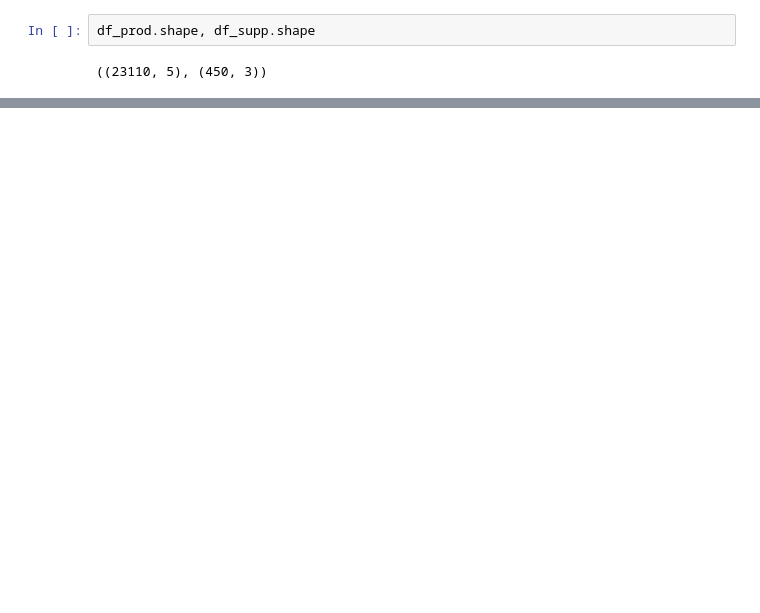
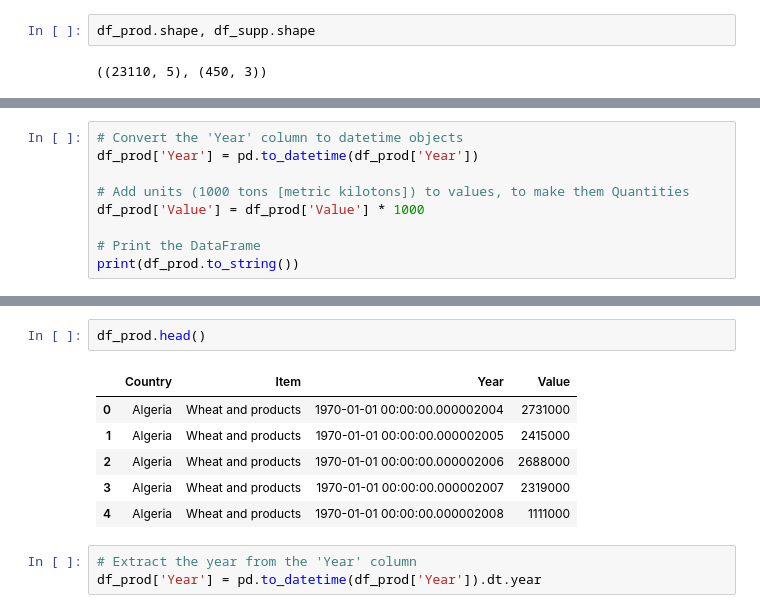
Before and after one commit to Gbekoilias/Stage-D-Exercise, a Jupyter notebook: Notebook/Notebook (Data Exploration).ipynb, the cells around one changed output, grey strips where cells are left out. Saved outputs shown, nothing was run; the diff lists cells and outputs as text; blank space fills up the shorter version.

```diff
--- a/Notebook/Notebook (Data Exploration).ipynb
+++ b/Notebook/Notebook (Data Exploration).ipynb
@@ -123,0 +104,9 @@ j
+# %%
+# Convert the 'Year' column to datetime objects
+df_prod['Year'] = pd.to_datetime(df_prod['Year'])
+
+# Add units (1000 tons [metric kilotons]) to values, to make them Quantities
+df_prod['Value'] = df_prod['Value'] * 1000
+
+# Print the DataFrame
+print(df_prod.to_string())
@@ -123,0 +131,12 @@ j
+# %%
+df_prod.head()
+# %% [output]
+|  | Country | Item | Year | Value |
+| 0 | Algeria | Wheat and products | 1970-01-01 00:00:00.000002004 | 2731000 |
+| 1 | Algeria | Wheat and products | 1970-01-01 00:00:00.000002005 | 2415000 |
+| 2 | Algeria | Wheat and products | 1970-01-01 00:00:00.000002006 | 2688000 |
+| 3 | Algeria | Wheat and products | 1970-01-01 00:00:00.000002007 | 2319000 |
+| 4 | Algeria | Wheat and products | 1970-01-01 00:00:00.000002008 | 1111000 |
+# %%
+# Extract the year from the 'Year' column
+df_prod['Year'] = pd.to_datetime(df_prod['Year']).dt.year
```
Also changed, not shown: parts of 12 cells of this notebook, 1 other file.
